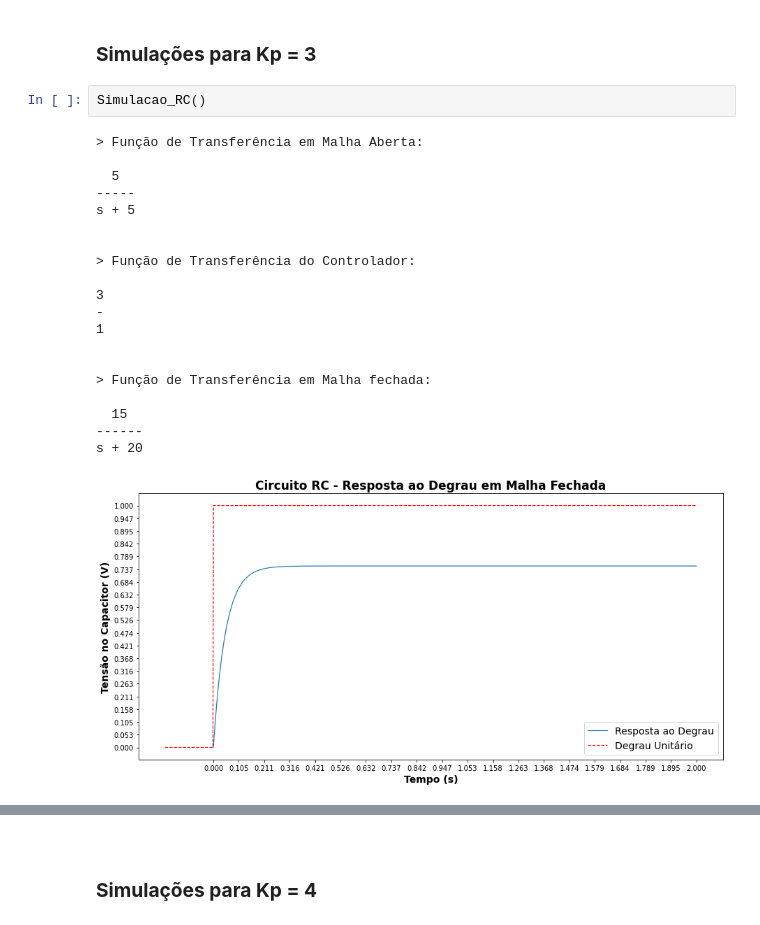
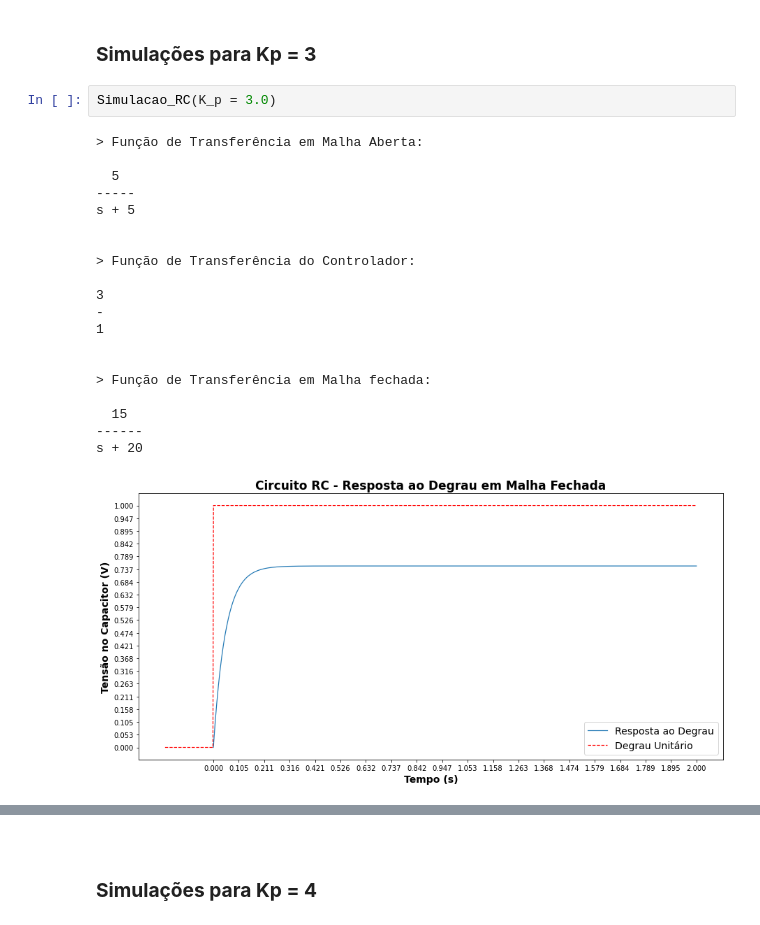
Before and after one commit to Oseiasdfarias/repo_analise_sistemas_lineares, a Jupyter notebook: Aplicacao_em_Realimentacao_e_Controle.ipynb, the cells around one changed output, grey strips where cells are left out. Cells and saved outputs as stored; diff of their text form.

```diff
--- a/Aplicacao_em_Realimentacao_e_Controle.ipynb
+++ b/Aplicacao_em_Realimentacao_e_Controle.ipynb
@@ -689,26 +672,26 @@ def Simulacao_RC(K_p = 3.0):
   plt.show()
 # %% [markdown]
 ### **Simulações para  Kp = 3**
-# %%
-Simulacao_RC()
-# %% [output]
-> Função de Transferência em Malha Aberta:
-
-  5
------
-s + 5
-
-
-> Função de Transferência do Controlador:
-
-3
--
-1
-
-
-> Função de Transferência em Malha fechada:
-
-  15
-------
-s + 20
-[figure, removed]
+# %%
+Simulacao_RC(K_p = 3.0)
+# %% [output]
+> Função de Transferência em Malha Aberta:
+
+  5
+-----
+s + 5
+
+
+> Função de Transferência do Controlador:
+
+3
+-
+1
+
+
+> Função de Transferência em Malha fechada:
+
+  15
+------
+s + 20
+[figure, added]
```
Also changed, not shown: parts of 23 cells of this notebook.
